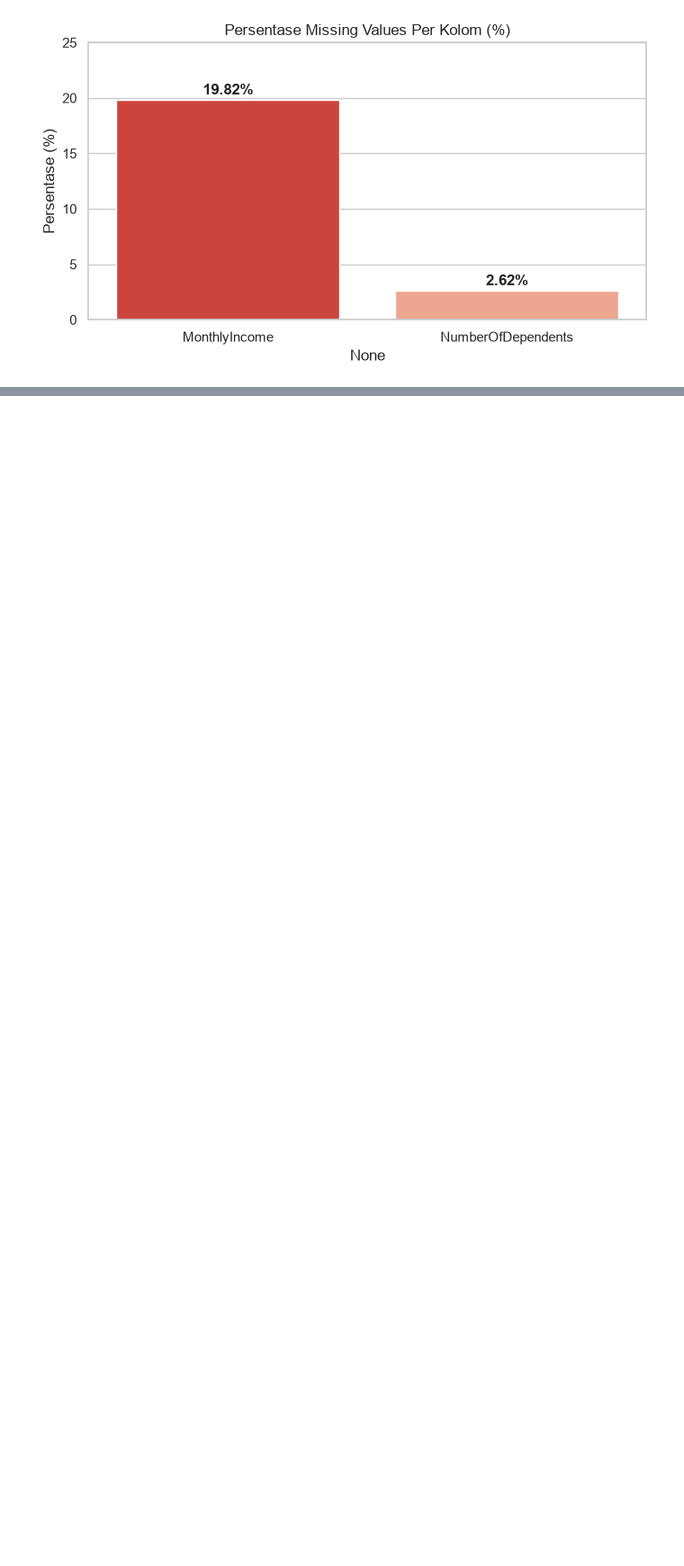
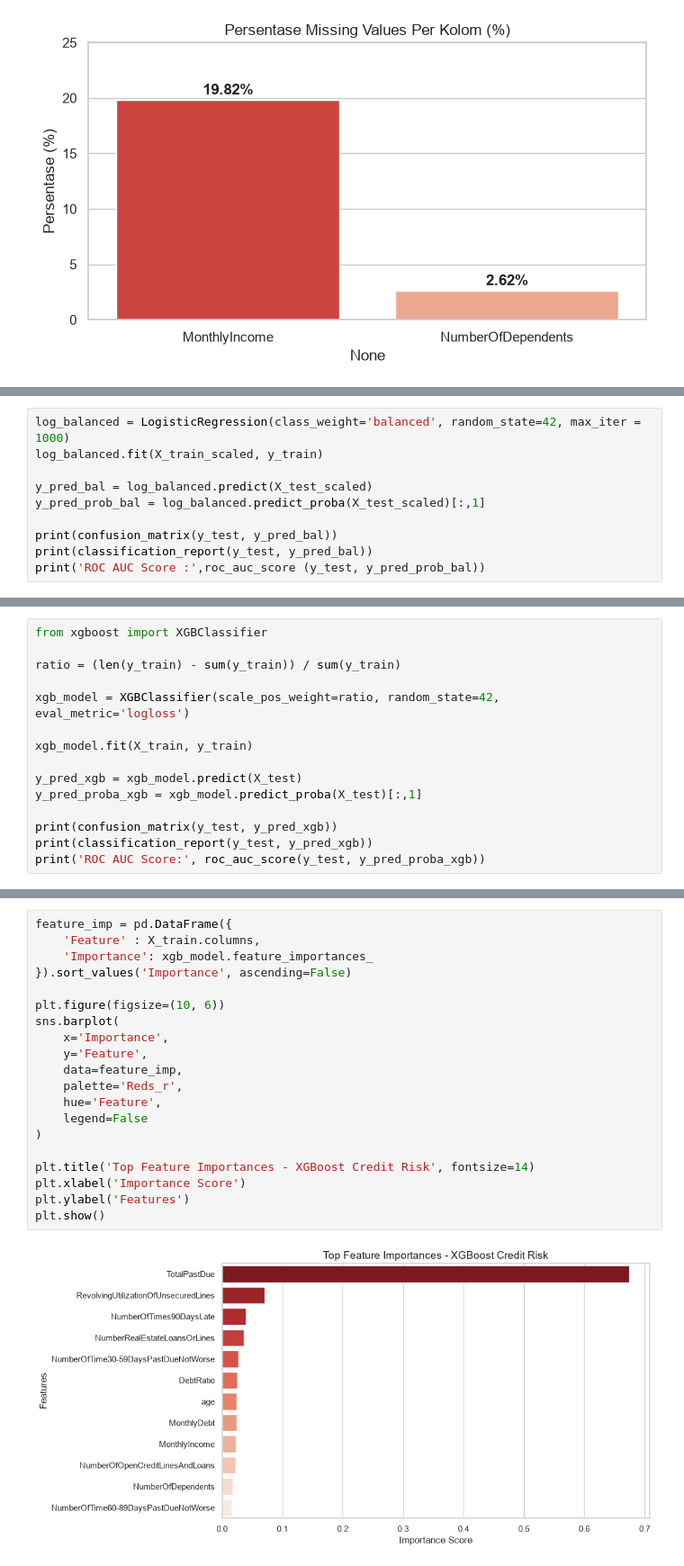
Before and after one commit to AlvinMI/Credit_Risk_Scoring, a Jupyter notebook: model.ipynb, the cells around one changed output, grey strips where cells are left out. Shown at 90% size. Cells and saved outputs as stored; diff of their text form; blank space fills up the shorter version.

Commit message:
feat: finish model training and export xgb_credit_model.pkl

```diff
--- a/model.ipynb
+++ b/model.ipynb
@@ -74,0 +153,10 @@ plt.show()
+# %%
+log_balanced = LogisticRegression(class_weight='balanced', random_state=42, max_iter = 1000)
+log_balanced.fit(X_train_scaled, y_train)
+
+y_pred_bal = log_balanced.predict(X_test_scaled)
+y_pred_prob_bal = log_balanced.predict_proba(X_test_scaled)[:,1]
+
+print(confusion_matrix(y_test, y_pred_bal))
+print(classification_report(y_test, y_pred_bal))
+print('ROC AUC Score :',roc_auc_score (y_test, y_pred_prob_bal))
@@ -74,0 +176,15 @@ plt.show()
+# %%
+from xgboost import XGBClassifier
+
+ratio = (len(y_train) - sum(y_train)) / sum(y_train)
+
+xgb_model = XGBClassifier(scale_pos_weight=ratio, random_state=42, eval_metric='logloss')
+
+xgb_model.fit(X_train, y_train)
+
+y_pred_xgb = xgb_model.predict(X_test)
+y_pred_proba_xgb = xgb_model.predict_proba(X_test)[:,1]
+
+print(confusion_matrix(y_test, y_pred_xgb))
+print(classification_report(y_test, y_pred_xgb))
+print('ROC AUC Score:', roc_auc_score(y_test, y_pred_proba_xgb))
@@ -74,0 +204,22 @@ plt.show()
+# %%
+feature_imp = pd.DataFrame({
+    'Feature' : X_train.columns,
+    'Importance': xgb_model.feature_importances_
+}).sort_values('Importance', ascending=False)
+
+plt.figure(figsize=(10, 6))
+sns.barplot(
+    x='Importance',
+    y='Feature',
+    data=feature_imp,
+    palette='Reds_r',
+    hue='Feature',
+    legend=False
+)
+
+plt.title('Top Feature Importances - XGBoost Credit Risk', fontsize=14)
+plt.xlabel('Importance Score')
+plt.ylabel('Features')
+plt.show()
+# %% [output]
+[figure, added]
```
Also changed, not shown: parts of 9 cells of this notebook, 1 other file.
